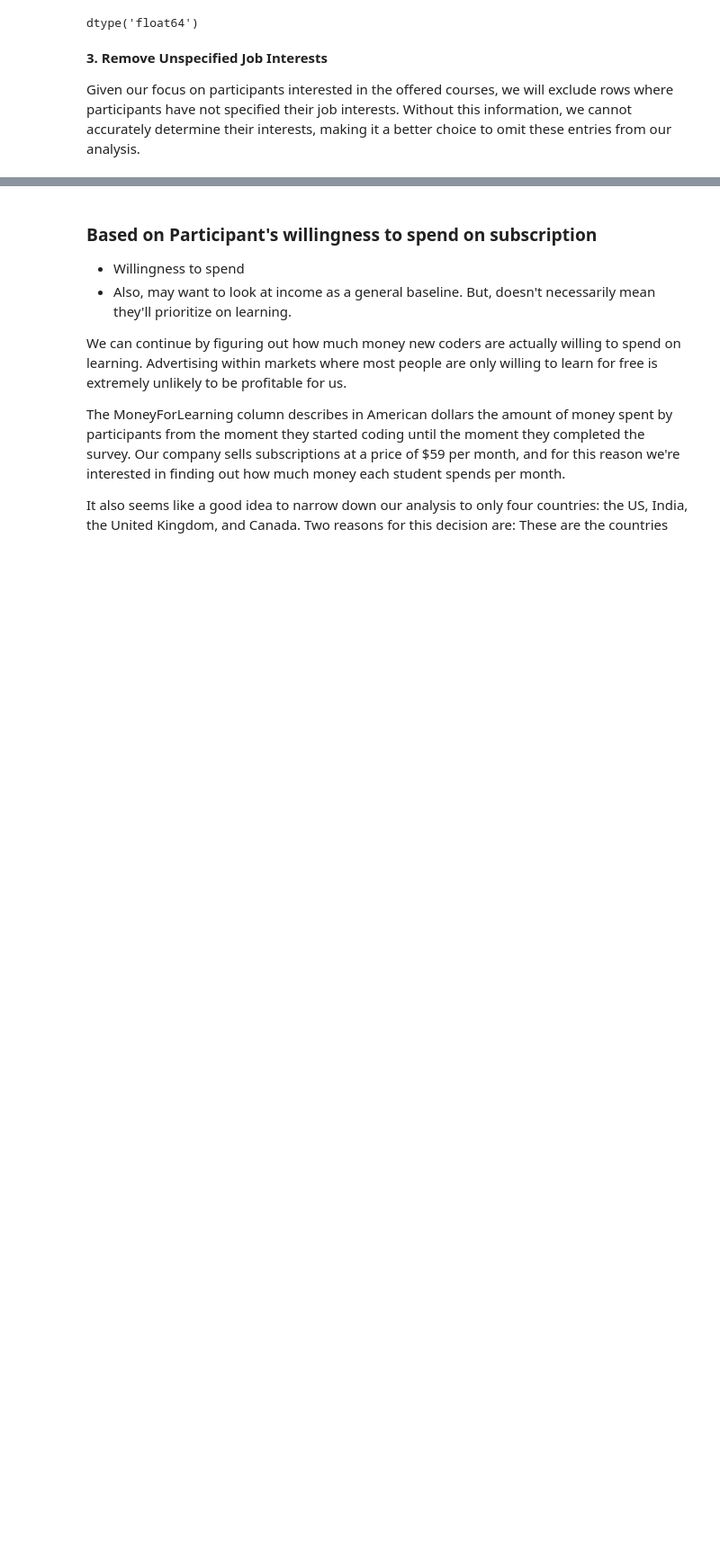
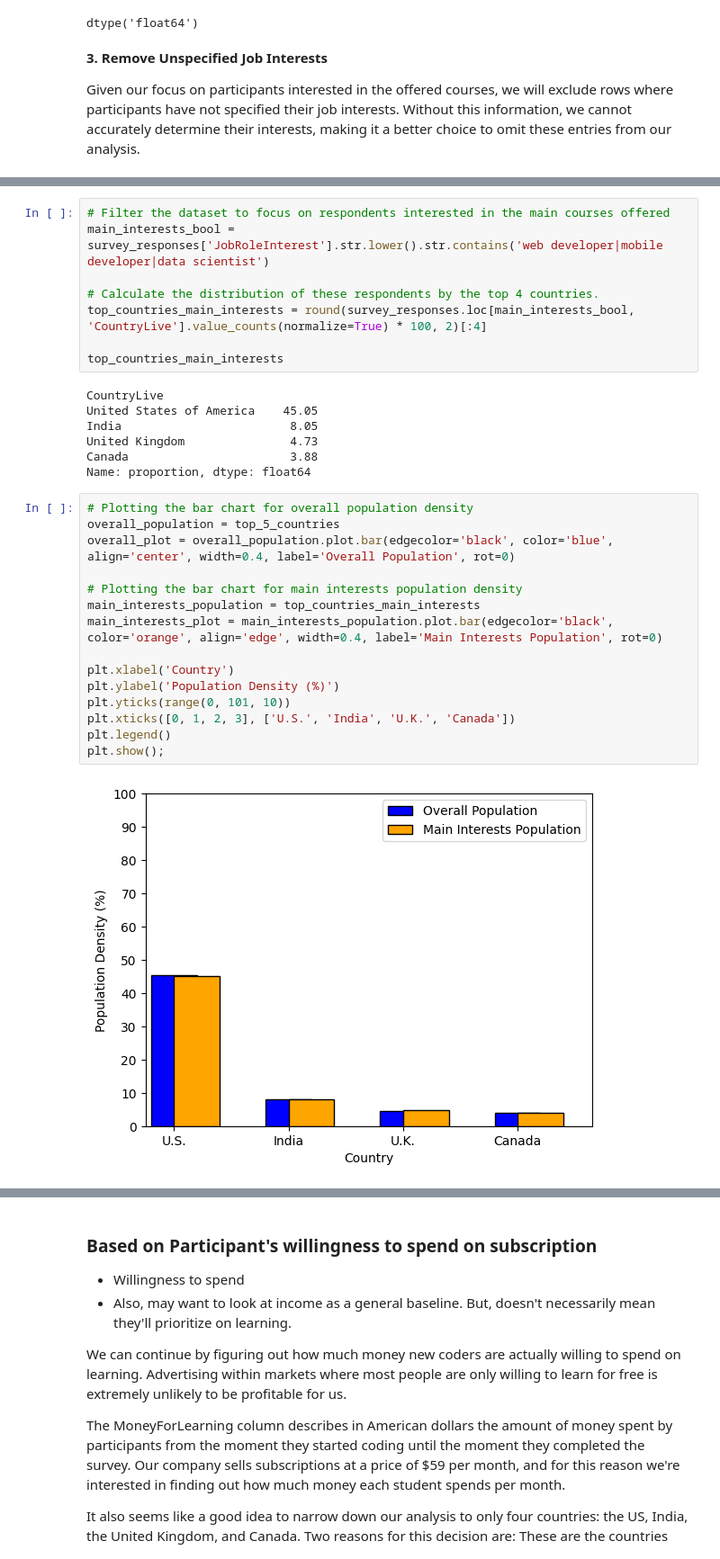
Before and after one commit to shree131/best-market-to-advertise-case_study, a Jupyter notebook: Best_Market_Analysis_Report.ipynb, the cells around one changed output, grey strips where cells are left out. Shown at 90% size. Cells and saved outputs as stored; diff of their text form; blank space fills up the shorter version.

```diff
--- a/Best_Market_Analysis_Report.ipynb
+++ b/Best_Market_Analysis_Report.ipynb
@@ -499,0 +463,32 @@ plt.show();
+# %%
+# Filter the dataset to focus on respondents interested in the main courses offered
+main_interests_bool = survey_responses['JobRoleInterest'].str.lower().str.contains('web developer|mobile developer|data scientist')
+
+# Calculate the distribution of these respondents by the top 4 countries.
+top_countries_main_interests = round(survey_responses.loc[main_interests_bool, 'CountryLive'].value_counts(normalize=True) * 100, 2)[:4]
+
+top_countries_main_interests
+# %% [output]
+CountryLive
+United States of America    45.05
+India                        8.05
+United Kingdom               4.73
+Canada                       3.88
+Name: proportion, dtype: float64
+# %%
+# Plotting the bar chart for overall population density
+overall_population = top_5_countries
+overall_plot = overall_population.plot.bar(edgecolor='black', color='blue', align='center', width=0.4, label='Overall Population', rot=0)
+
+# Plotting the bar chart for main interests population density
+main_interests_population = top_countries_main_interests
+main_interests_plot = main_interests_population.plot.bar(edgecolor='black', color='orange', align='edge', width=0.4, label='Main Interests Population', rot=0)
+
+plt.xlabel('Country')
+plt.ylabel('Population Density (%)')
+plt.yticks(range(0, 101, 10))
+plt.xticks([0, 1, 2, 3], ['U.S.', 'India', 'U.K.', 'Canada'])
+plt.legend()
+plt.show();
+# %% [output]
+[figure, added]
```
Also changed, not shown: parts of 22 cells of this notebook.
